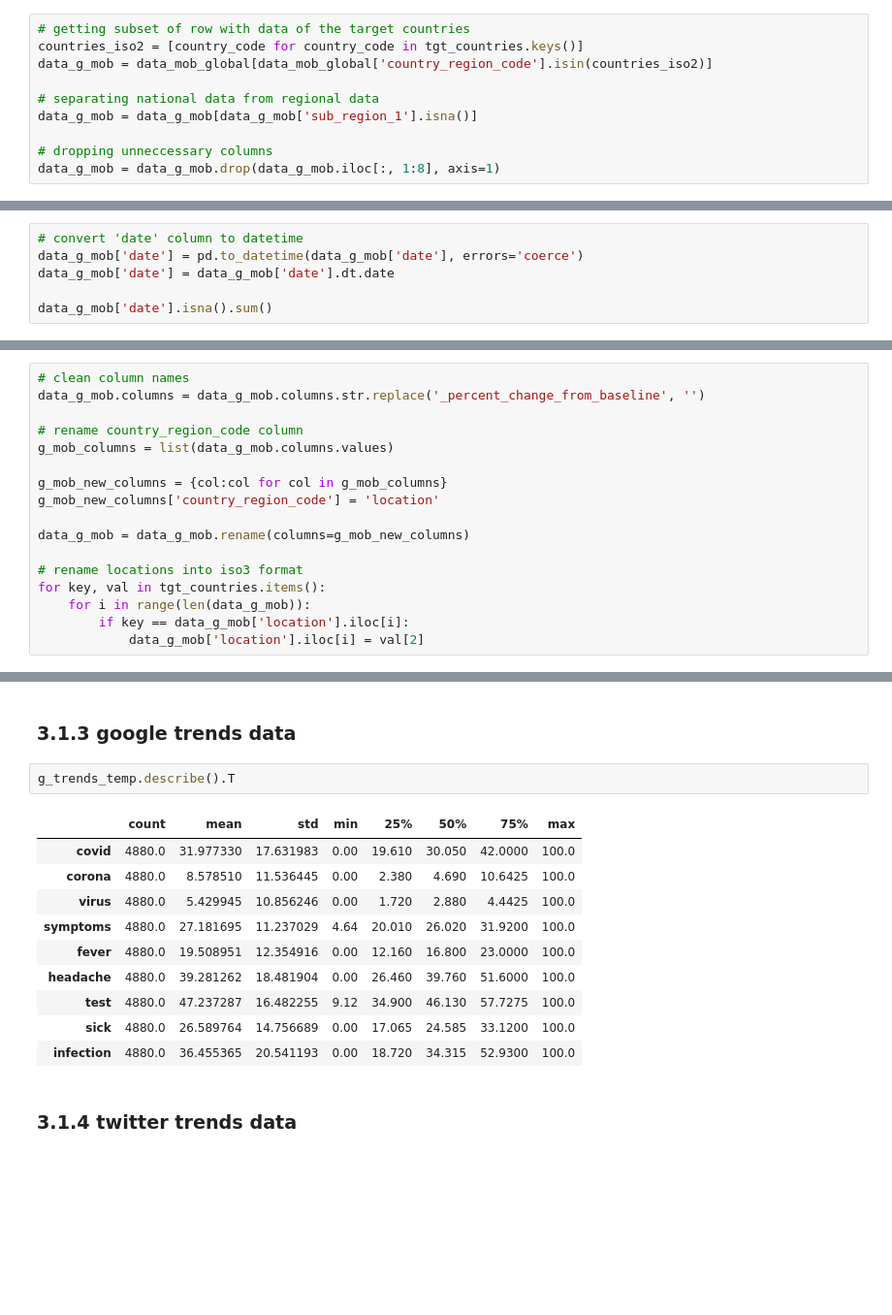
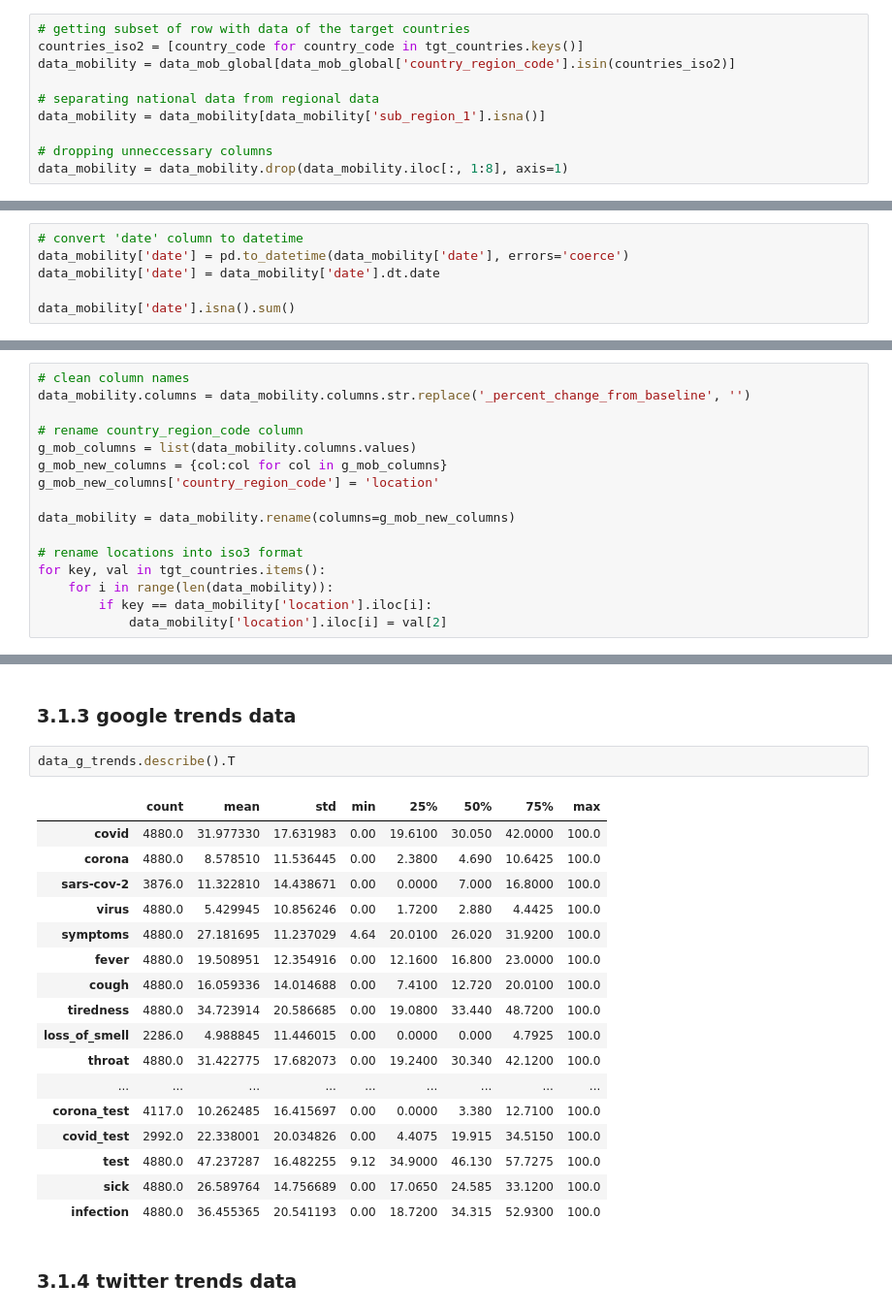
Before and after one commit to KevinSpurk/P03-how-to-predict-a-pandemic, a Jupyter notebook: P03_predict_covid19.ipynb, the cells around one changed output, grey strips where cells are left out. Shown at 97% size. Saved outputs shown, nothing was run; the diff lists cells and outputs as text; blank space fills up the shorter version.

```diff
--- a/P03_predict_covid19.ipynb
+++ b/P03_predict_covid19.ipynb
@@ -421,38 +421,37 @@ tgt_countries = {'GB': ['en', 'united kingdom', 'GBR'], 'DE': ['de', 'germany',
 # %%
 # getting subset of row with data of the target countries
 countries_iso2 = [country_code for country_code in tgt_countries.keys()]
-data_g_mob = data_mob_global[data_mob_global['country_region_code'].isin(countries_iso2)]
+data_mobility = data_mob_global[data_mob_global['country_region_code'].isin(countries_iso2)]
 
 # separating national data from regional data
-data_g_mob = data_g_mob[data_g_mob['sub_region_1'].isna()]
+data_mobility = data_mobility[data_mobility['sub_region_1'].isna()]
 
 # dropping unneccessary columns
-data_g_mob = data_g_mob.drop(data_g_mob.iloc[:, 1:8], axis=1)
+data_mobility = data_mobility.drop(data_mobility.iloc[:, 1:8], axis=1)
 # %% [markdown]
 ### 2.1.2. data wrangling
 # %%
 # convert 'date' column to datetime
-data_g_mob['date'] = pd.to_datetime(data_g_mob['date'], errors='coerce')
-data_g_mob['date'] = data_g_mob['date'].dt.date
+data_mobility['date'] = pd.to_datetime(data_mobility['date'], errors='coerce')
+data_mobility['date'] = data_mobility['date'].dt.date
 
-data_g_mob['date'].isna().sum()
+data_mobility['date'].isna().sum()
 # %% [output]
 0
 # %%
 # clean column names
-data_g_mob.columns = data_g_mob.columns.str.replace('_percent_change_from_baseline', '')
+data_mobility.columns = data_mobility.columns.str.replace('_percent_change_from_baseline', '')
 
 # rename country_region_code column
-g_mob_columns = list(data_g_mob.columns.values)
-
+g_mob_columns = list(data_mobility.columns.values)
 g_mob_new_columns = {col:col for col in g_mob_columns}
 g_mob_new_columns['country_region_code'] = 'location'
 
-data_g_mob = data_g_mob.rename(columns=g_mob_new_columns)
+data_mobility = data_mobility.rename(columns=g_mob_new_columns)
 
 # rename locations into iso3 format
 for key, val in tgt_countries.items():
-    for i in range(len(data_g_mob)):
-        if key == data_g_mob['location'].iloc[i]:
-            data_g_mob['location'].iloc[i] = val[2]
+    for i in range(len(data_mobility)):
+        if key == data_mobility['location'].iloc[i]:
+            data_mobility['location'].iloc[i] = val[2]
 # %%
@@ -890,18 +903,25 @@ g_mob_full.describe().T
 # %% [markdown]
 ### 3.1.3 google trends data
 # %%
-g_trends_temp.describe().T
+data_g_trends.describe().T
 # %% [output]
 |  | count | mean | std | min | 25% | 50% | 75% | max |
-| covid | 4880.0 | 31.977330 | 17.631983 | 0.00 | 19.610 | 30.050 | 42.0000 | 100.0 |
-| corona | 4880.0 | 8.578510 | 11.536445 | 0.00 | 2.380 | 4.690 | 10.6425 | 100.0 |
-| virus | 4880.0 | 5.429945 | 10.856246 | 0.00 | 1.720 | 2.880 | 4.4425 | 100.0 |
-| symptoms | 4880.0 | 27.181695 | 11.237029 | 4.64 | 20.010 | 26.020 | 31.9200 | 100.0 |
-| fever | 4880.0 | 19.508951 | 12.354916 | 0.00 | 12.160 | 16.800 | 23.0000 | 100.0 |
-| headache | 4880.0 | 39.281262 | 18.481904 | 0.00 | 26.460 | 39.760 | 51.6000 | 100.0 |
-| test | 4880.0 | 47.237287 | 16.482255 | 9.12 | 34.900 | 46.130 | 57.7275 | 100.0 |
-| sick | 4880.0 | 26.589764 | 14.756689 | 0.00 | 17.065 | 24.585 | 33.1200 | 100.0 |
-| infection | 4880.0 | 36.455365 | 20.541193 | 0.00 | 18.720 | 34.315 | 52.9300 | 100.0 |
+| covid | 4880.0 | 31.977330 | 17.631983 | 0.00 | 19.6100 | 30.050 | 42.0000 | 100.0 |
+| corona | 4880.0 | 8.578510 | 11.536445 | 0.00 | 2.3800 | 4.690 | 10.6425 | 100.0 |
+| sars-cov-2 | 3876.0 | 11.322810 | 14.438671 | 0.00 | 0.0000 | 7.000 | 16.8000 | 100.0 |
+| virus | 4880.0 | 5.429945 | 10.856246 | 0.00 | 1.7200 | 2.880 | 4.4425 | 100.0 |
+| symptoms | 4880.0 | 27.181695 | 11.237029 | 4.64 | 20.0100 | 26.020 | 31.9200 | 100.0 |
+| fever | 4880.0 | 19.508951 | 12.354916 | 0.00 | 12.1600 | 16.800 | 23.0000 | 100.0 |
+| cough | 4880.0 | 16.059336 | 14.014688 | 0.00 | 7.4100 | 12.720 | 20.0100 | 100.0 |
+| tiredness | 4880.0 | 34.723914 | 20.586685 | 0.00 | 19.0800 | 33.440 | 48.7200 | 100.0 |
+| loss_of_smell | 2286.0 | 4.988845 | 11.446015 | 0.00 | 0.0000 | 0.000 | 4.7925 | 100.0 |
+| throat | 4880.0 | 31.422775 | 17.682073 | 0.00 | 19.2400 | 30.340 | 42.1200 | 100.0 |
+| ... | ... | ... | ... | ... | ... | ... | ... | ... |
+| corona_test | 4117.0 | 10.262485 | 16.415697 | 0.00 | 0.0000 | 3.380 | 12.7100 | 100.0 |
+| covid_test | 2992.0 | 22.338001 | 20.034826 | 0.00 | 4.4075 | 19.915 | 34.5150 | 100.0 |
+| test | 4880.0 | 47.237287 | 16.482255 | 9.12 | 34.9000 | 46.130 | 57.7275 | 100.0 |
+| sick | 4880.0 | 26.589764 | 14.756689 | 0.00 | 17.0650 | 24.585 | 33.1200 | 100.0 |
+| infection | 4880.0 | 36.455365 | 20.541193 | 0.00 | 18.7200 | 34.315 | 52.9300 | 100.0 |
 # %% [markdown]
 ### 3.1.4 twitter trends data
 # %% [markdown]
```
Also changed, not shown: parts of 43 cells of this notebook, 2 other files.
